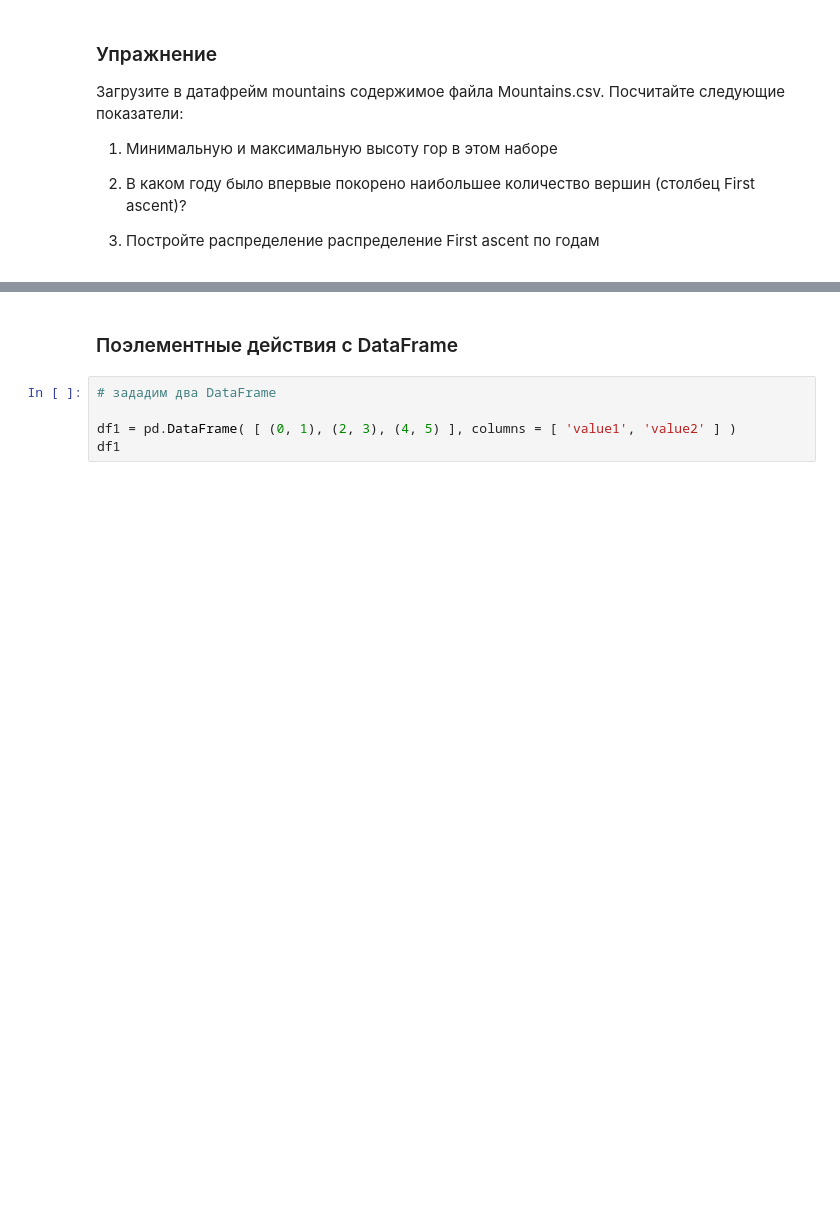
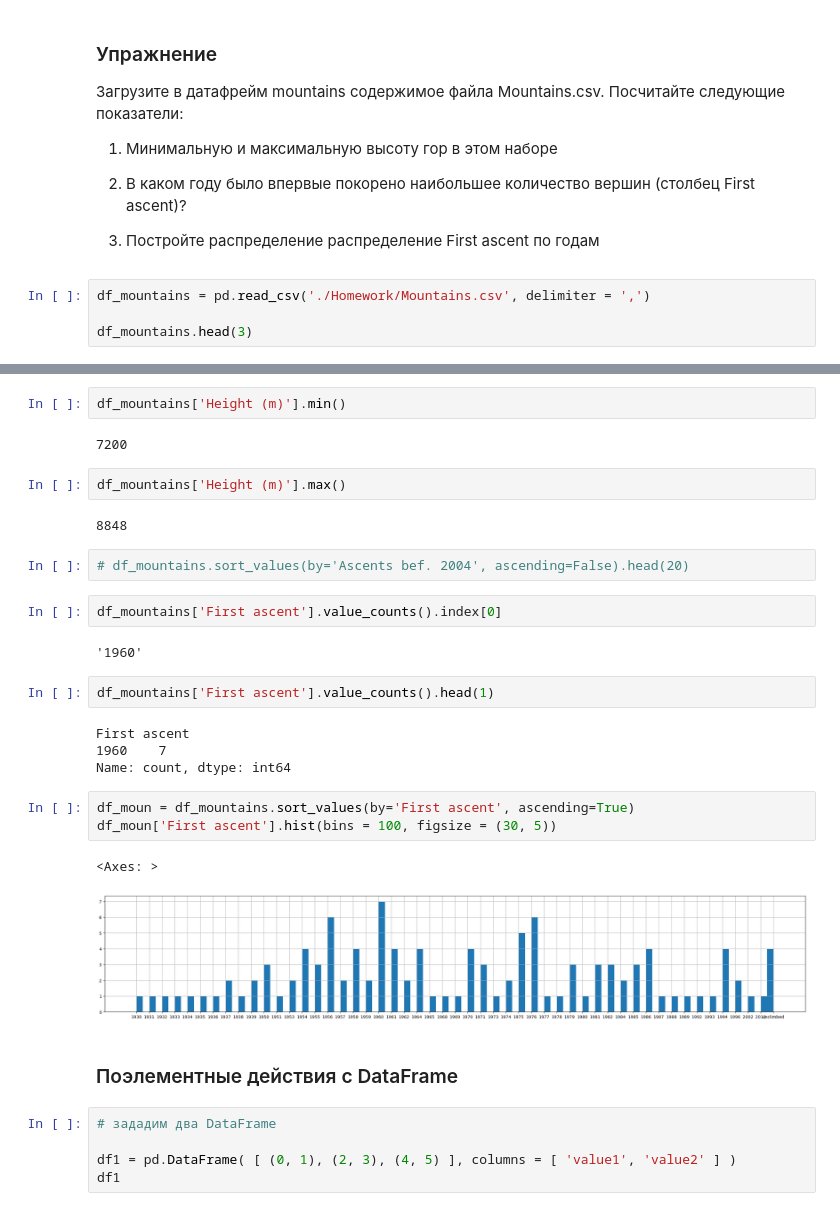
Before and after one commit to ihplotn/test_ds, a Jupyter notebook: Modul_02_Pandas/Pandas.ipynb, the cells around one changed output, grey strips where cells are left out. Cells and saved outputs as stored; diff of their text form; blank space fills up the shorter version.

```diff
--- a/Modul_02_Pandas/Pandas.ipynb
+++ b/Modul_02_Pandas/Pandas.ipynb
@@ -130,3 +197,7 @@ data['Age'].hist(bins = 25, figsize = (10, 5))
 2. В каком году было впервые покорено наибольшее количество вершин (столбец First ascent)?
 
 3. Постройте распределение распределение First ascent по годам
+# %%
+df_mountains = pd.read_csv('./Homework/Mountains.csv', delimiter = ',')
+
+df_mountains.head(3)
@@ -133,3 +209,29 @@ data['Age'].hist(bins = 25, figsize = (10, 5))
+# %%
+df_mountains['Height (m)'].min()
+# %% [output]
+7200
+# %%
+df_mountains['Height (m)'].max()
+# %% [output]
+8848
+# %%
+# df_mountains.sort_values(by='Ascents bef. 2004', ascending=False).head(20)
+# %%
+df_mountains['First ascent'].value_counts().index[0]
+# %% [output]
+'1960'
+# %%
+df_mountains['First ascent'].value_counts().head(1)
+# %% [output]
+First ascent
+1960    7
+Name: count, dtype: int64
+# %%
+df_moun = df_mountains.sort_values(by='First ascent', ascending=True)
+df_moun['First ascent'].hist(bins = 100, figsize = (30, 5))
+# %% [output]
+<Axes: >
+[figure, added]
 # %% [markdown]
 ### Поэлементные действия с DataFrame
 # %%
```
Also changed, not shown: parts of 25 cells of this notebook.
